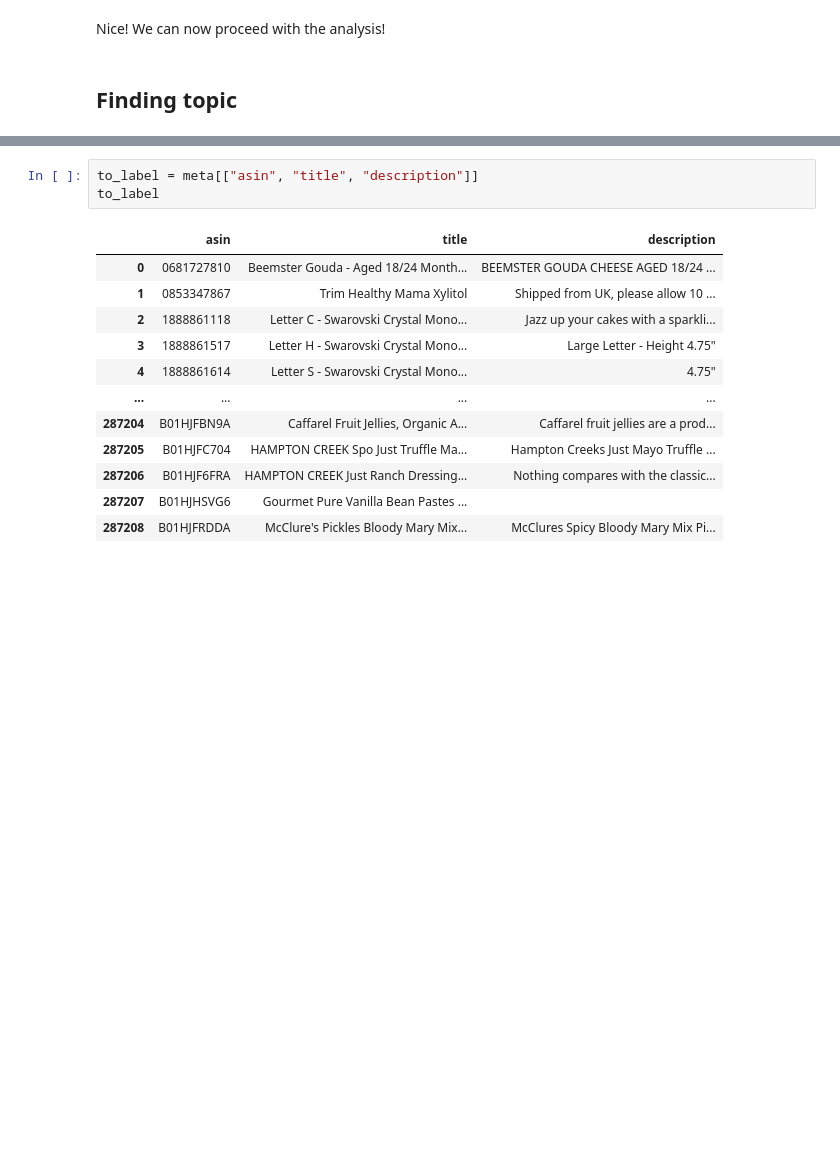
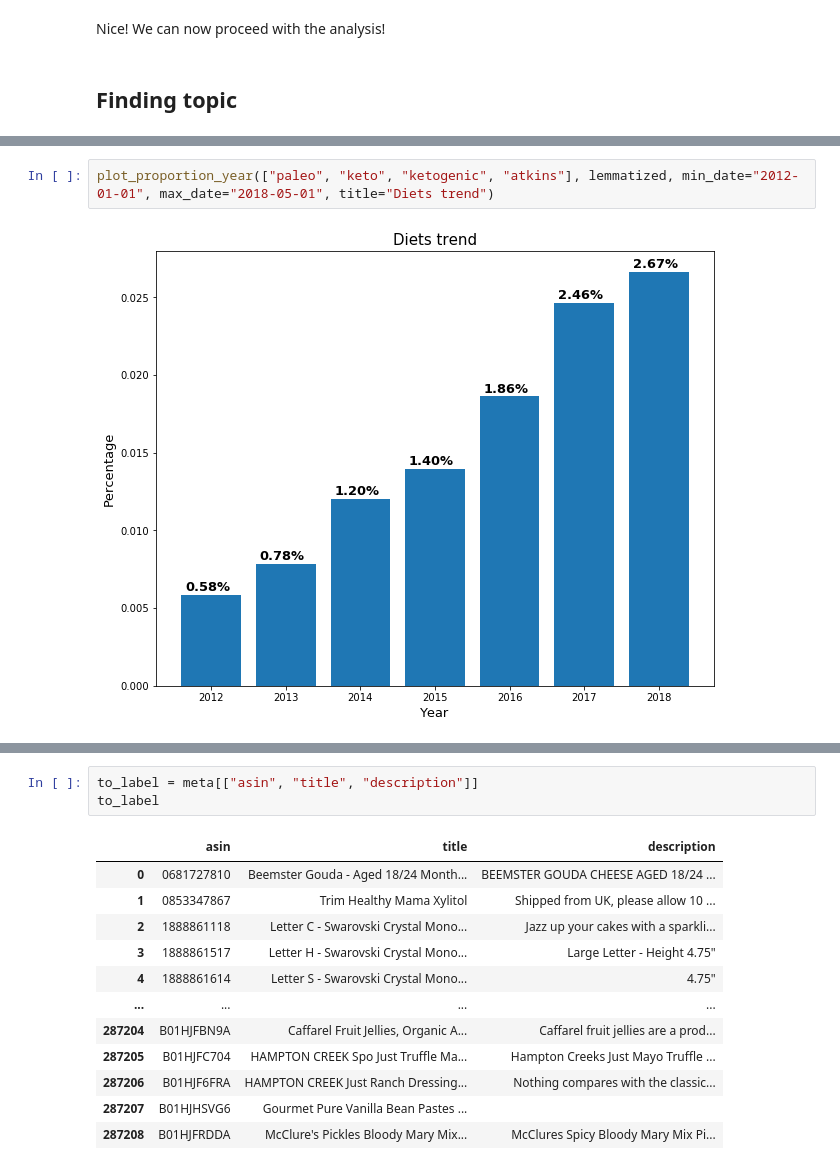
Before and after one commit to JulesssG/ADA-project, a Jupyter notebook: milestone_2.ipynb, the cells around one changed output, grey strips where cells are left out. Cells and saved outputs as stored; diff of their text form; blank space fills up the shorter version.

```diff
--- a/milestone_2.ipynb
+++ b/milestone_2.ipynb
@@ -318,0 +548,4 @@ Nice! We can now proceed with the analysis!
+# %%
+plot_proportion_year(["paleo", "keto", "ketogenic", "atkins"], lemmatized, min_date="2012-01-01", max_date="2018-05-01", title="Diets trend")
+# %% [output]
+[figure, added]
```
Also changed, not shown: parts of 54 cells of this notebook, 13 other files.
